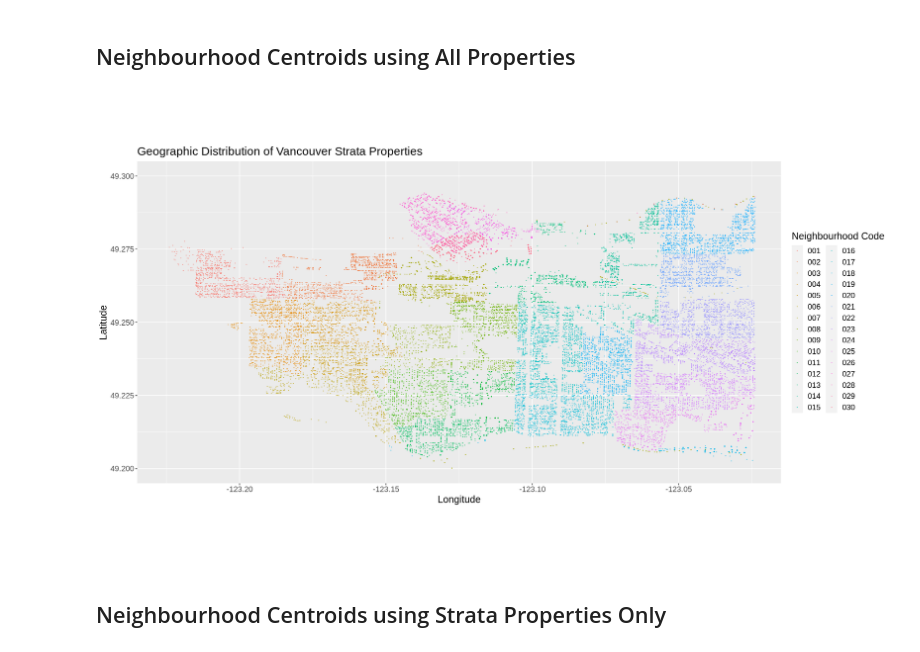
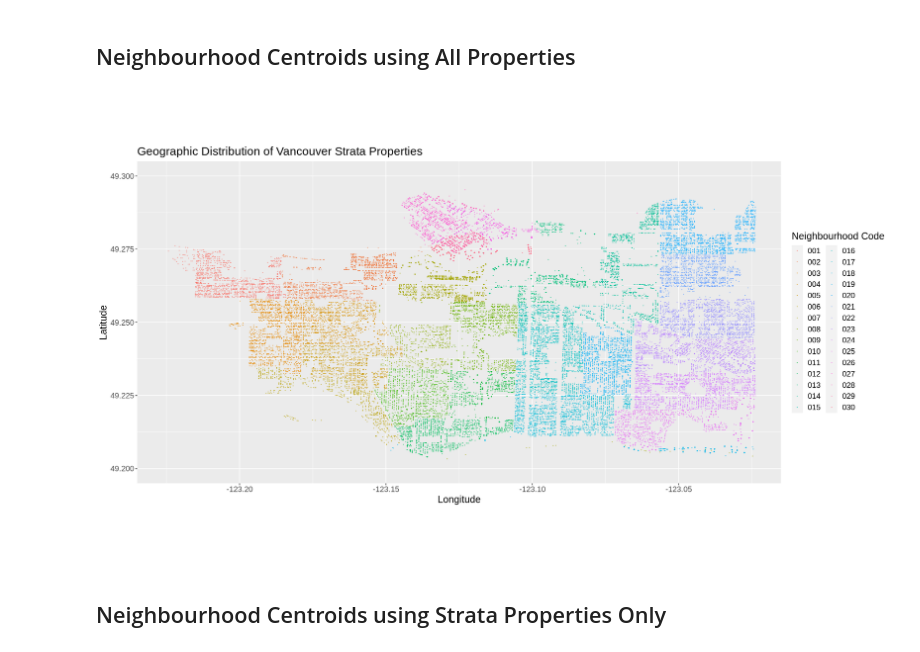
Before and after one commit to halarii/dsci100-2023s1-group-44, a Jupyter notebook: clustering-analysis.ipynb, the cells around one changed output. Cells and saved outputs as stored; diff of their text form; code cells hidden in the pictures.

```diff
--- a/clustering-analysis.ipynb
+++ b/clustering-analysis.ipynb
@@ -35,8 +35,9 @@ This project uses data from the City of Vancouver Open Data Portal
 # %%
 #setting seed
 set.seed(9876)
+seed <- 9876
 
-## 2023 CoV Property Tax Report Dataset
+## 2023 CoV Property Tax Report Dataset imported by url (HTTP GET)
 ptax_url <- "https://opendata.vancouver.ca/api/explore/v2.1/catalog/datasets/property-tax-report/exports/csv?lang=en&refine=report_year%3A%222023%22&timezone=America%2FLos_Angeles&use_labels=true&delimiter=%3B"
 ptax_df <- read_delim(ptax_url, delim = ";") |>
             # Select relevant features for analysis
@@ -64,7 +65,10 @@ ptax_parcel_merged <- inner_join(ptax_df, parcel_df, by = "LAND_COORDINATE", rel
 # Separate (lat,long) into respective columns
             separate(col = geo_point_2d,
                      into = c("lat", "long"),
-                     sep = ",")
+                     sep = ",") |>
+# Convert (lat,long) into numeric data
+            mutate(lat = as.double(lat)) |>
+            mutate(long = as.double(long))
 # %% [output]
 Rows: 220840 Columns: 29
 ── Column specification ────────────────────────────────────────────────────────
@@ -83,18 +87,22 @@ dbl (1): CIVIC_NUMBER
 ℹ Use `spec()` to retrieve the full column specification for this data.
 ℹ Specify the column types or set `show_col_types = FALSE` to quiet this message.
 # %%
-#filter for housing properties
-#also tidy up data, make lat and long dbl instead of chr, remove NA's
+## Data Tidying
+# Filter for housing properties only by zone
 property_housing_only <- ptax_parcel_merged |>
-    drop_na() |>
     filter(ZONING_CLASSIFICATION == c("Comprehensive Development",
+                                      # NOTE: Comprehensive Developments are mixed-use, and could look like an
+                                      # apartment building with shops below, or a shopping mall with a few apartments
+                                      # above. This report acknowledges the limitations of this in further sections.
                                       "Single Detached House",
-                                      "Multiple Dwelling")) |>
-    mutate(lat = as.double(lat)) |>
-    mutate(long =  as.double(long))
-head(property_housing_only)
+                                      "Multiple Dwelling"))
 
-#summary table counting each housing type
+print(paste("Entry Count before NA and 0 removal: ", nrow(property_housing_only)))
+property_housing_only <- property_housing_only |>
+                            drop_na()
+print(paste("Entry Count after NA and 0 removal: ", nrow(property_housing_only)))
+
+# Summary table counting each housing type
 property_summ_table <- property_housing_only |>
     group_by(ZONING_CLASSIFICATION) |>
     summarize(COUNT = n())
@@ -126,19 +127,19 @@ This project will use the spatial centroids of properties within each neighbourh
 # %%
 # This plot shows the spatial distribution of all properties in Vancouver, coloured by neighbourhood
 options(repr.plot.width = 17, repr.plot.height =10)
-property_plot <- property_train |>
+property_plot <- property_housing_only |>
                 mutate(lat = as.double(lat)) |>
                 mutate(long = as.double(long)) |>
                 ggplot(aes(x=long,y=lat,color=NEIGHBOURHOOD_CODE)) +
                 geom_point(alpha = 0.5, size = 0.125) +
                 coord_fixed(ratio = 1, xlim = c(-123.225,-123.025), ylim = c(49.20, 49.30), expand = TRUE, clip = "on") +
                 labs(x = "Longitude", y = "Latitude",
                      color = "Neighbourhood Code",
                      title = "Geographic Distribution of Vancouver Strata Properties") +
                 theme(text = element_text(size = 15))
 property_plot
 # %% [output]
-[figure, old version]
+[figure, new version]
 # %% [markdown]
 <h2> Neighbourhood Centroids using Strata Properties Only </h2>
 # %%
```
Also changed, not shown: parts of 6 cells of this notebook.
